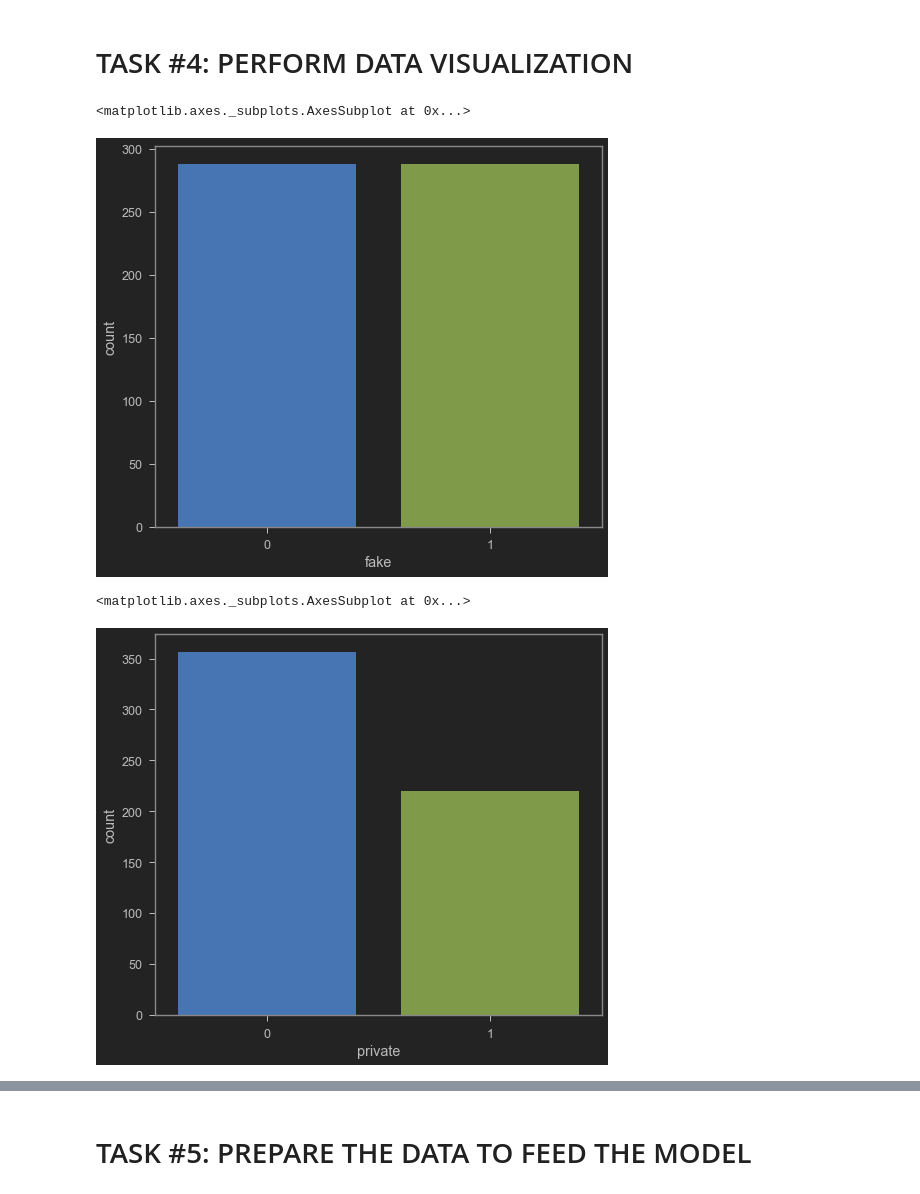
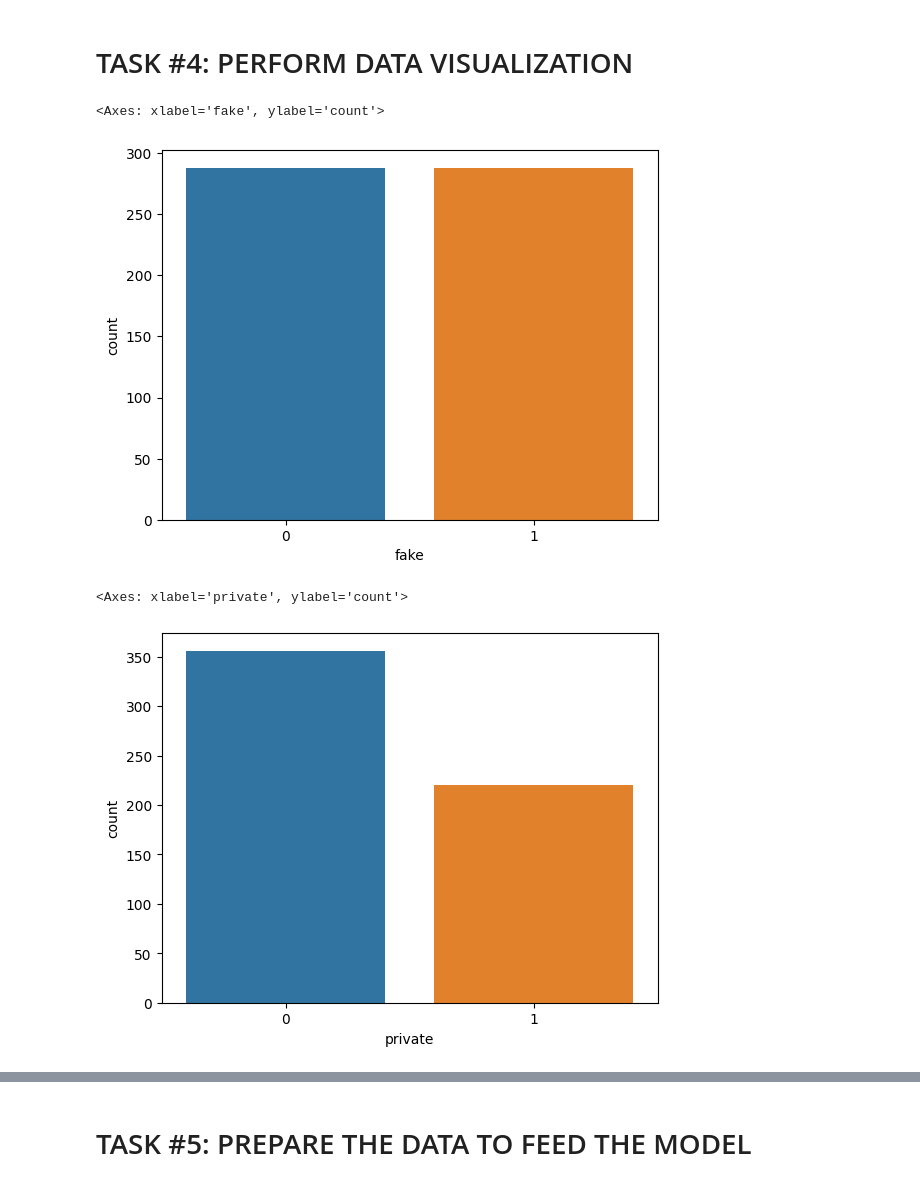
Before and after one commit to Usama-Amjad/Fake-Instagram-Profile-Detector, a Jupyter notebook: Fake Instagram Detection Using ANNs Skeleton.ipynb, the cells around one changed output, grey strips where cells are left out. Cells and saved outputs as stored; diff of their text form; code cells hidden in the pictures.

```diff
--- a/Fake Instagram Detection Using ANNs Skeleton.ipynb
+++ b/Fake Instagram Detection Using ANNs Skeleton.ipynb
@@ -138,13 +138,15 @@ Name: fake, dtype: int64
 # TASK #4: PERFORM DATA VISUALIZATION
 # %%
 # Visualize the data
+sns.countplot(x=train.fake)
 # %% [output]
-<matplotlib.axes._subplots.AxesSubplot at 0x...>
+<Axes: xlabel='fake', ylabel='count'>
-[figure, old version]
+[figure, new version]
 # %%
 # Visualize the private column data
+sns.countplot(x=train.private)
 # %% [output]
-<matplotlib.axes._subplots.AxesSubplot at 0x...>
+<Axes: xlabel='private', ylabel='count'>
-[figure, old version]
+[figure, new version]
 # %%
 # Visualize the "profile pic" column data
```
Also changed, not shown: parts of 9 cells of this notebook.
